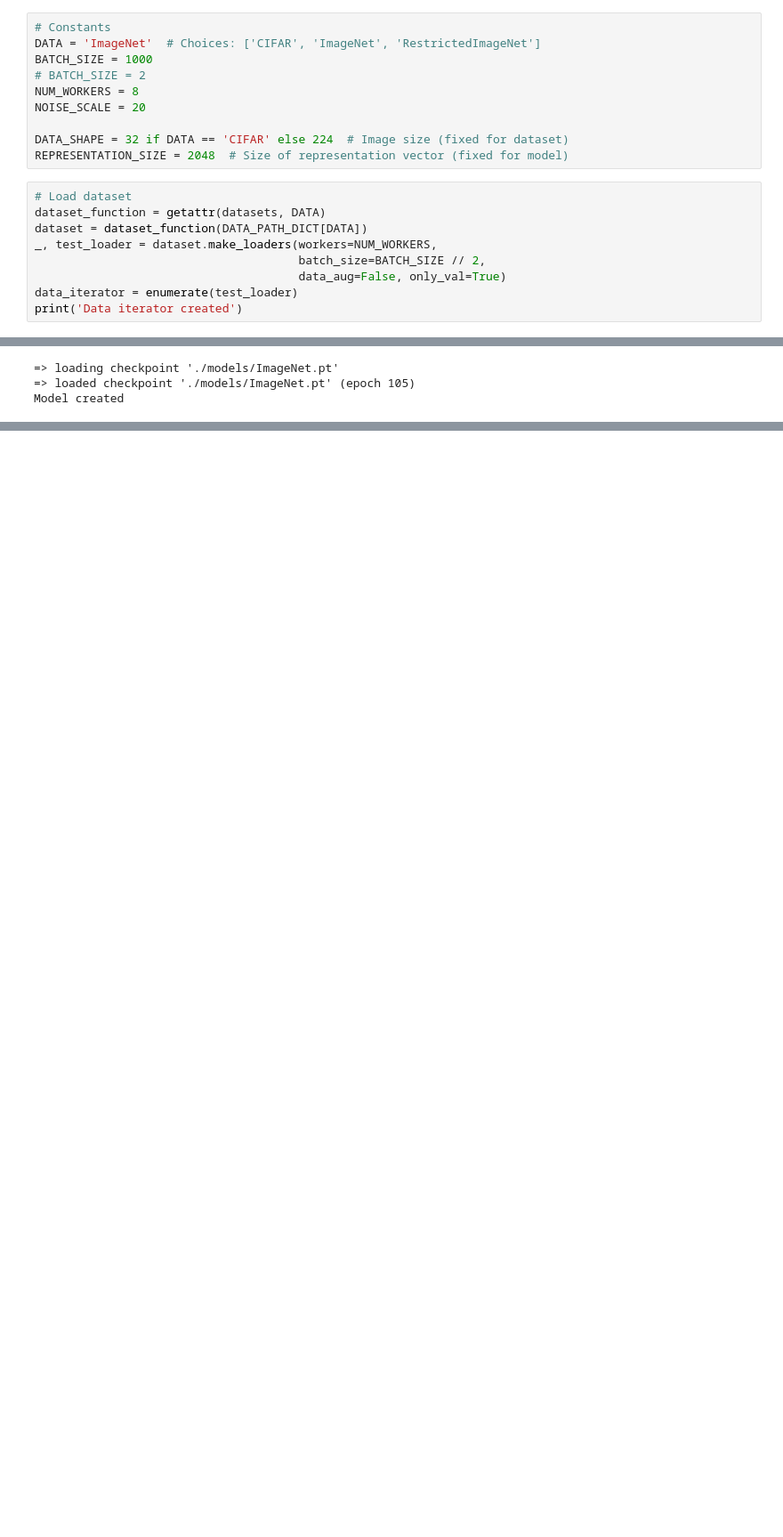
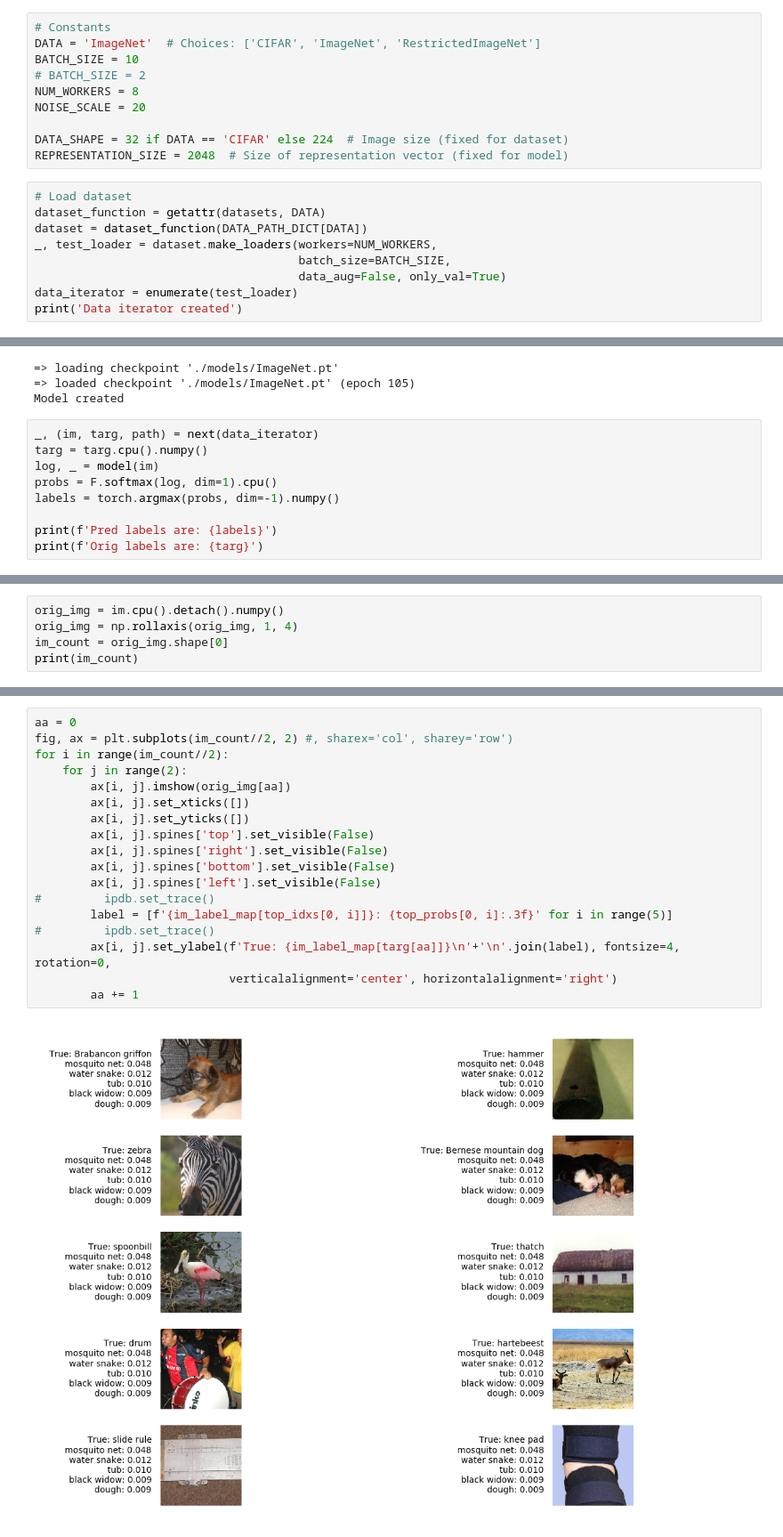
Before and after one commit to champnaman/robust_representations, a Jupyter notebook: my_notebook_for_email.ipynb, the cells around one changed output, grey strips where cells are left out. Shown at 89% size. Cells and saved outputs as stored; diff of their text form; blank space fills up the shorter version.

```diff
--- a/my_notebook_for_email.ipynb
+++ b/my_notebook_for_email.ipynb
@@ -23,7 +33,7 @@ Imports done
 # %%
 # Constants
 DATA = 'ImageNet'  # Choices: ['CIFAR', 'ImageNet', 'RestrictedImageNet']
-BATCH_SIZE = 1000
+BATCH_SIZE = 10
 # BATCH_SIZE = 2
 NUM_WORKERS = 8
 NOISE_SCALE = 20
@@ -35,7 +45,7 @@ REPRESENTATION_SIZE = 2048  # Size of representation vector (fixed for model)
 dataset_function = getattr(datasets, DATA)
 dataset = dataset_function(DATA_PATH_DICT[DATA])
 _, test_loader = dataset.make_loaders(workers=NUM_WORKERS,
-                                      batch_size=BATCH_SIZE // 2,
+                                      batch_size=BATCH_SIZE,
                                       data_aug=False, only_val=True)
 data_iterator = enumerate(test_loader)
 print('Data iterator created')
@@ -59,3 +69,12 @@ print('Model created')
 => loading checkpoint './models/ImageNet.pt'
 => loaded checkpoint './models/ImageNet.pt' (epoch 105)
 Model created
+# %%
+_, (im, targ, path) = next(data_iterator)
+targ = targ.cpu().numpy()
+log, _ = model(im)
+probs = F.softmax(log, dim=1).cpu()
+labels = torch.argmax(probs, dim=-1).numpy()
+
+print(f'Pred labels are: {labels}')
+print(f'Orig labels are: {targ}')
@@ -61,0 +97,5 @@ Model created
+# %%
+orig_img = im.cpu().detach().numpy()
+orig_img = np.rollaxis(orig_img, 1, 4)
+im_count = orig_img.shape[0]
+print(im_count)
@@ -62 +104,21 @@ Model created
+# %%
+aa = 0
+fig, ax = plt.subplots(im_count//2, 2) #, sharex='col', sharey='row')
+for i in range(im_count//2):
+    for j in range(2):
+        ax[i, j].imshow(orig_img[aa])
+        ax[i, j].set_xticks([])
+        ax[i, j].set_yticks([])
+        ax[i, j].spines['top'].set_visible(False)
+        ax[i, j].spines['right'].set_visible(False)
+        ax[i, j].spines['bottom'].set_visible(False)
+        ax[i, j].spines['left'].set_visible(False)
+#         ipdb.set_trace()
+        label = [f'{im_label_map[top_idxs[0, i]]}: {top_probs[0, i]:.3f}' for i in range(5)]
+#         ipdb.set_trace()
+        ax[i, j].set_ylabel(f'True: {im_label_map[targ[aa]]}\n'+'\n'.join(label), fontsize=4, rotation=0,
+                            verticalalignment='center', horizontalalignment='right')
+        aa += 1
+# %% [output]
+[figure, added]
 # %%
```
Also changed, not shown: parts of 8 cells of this notebook.
